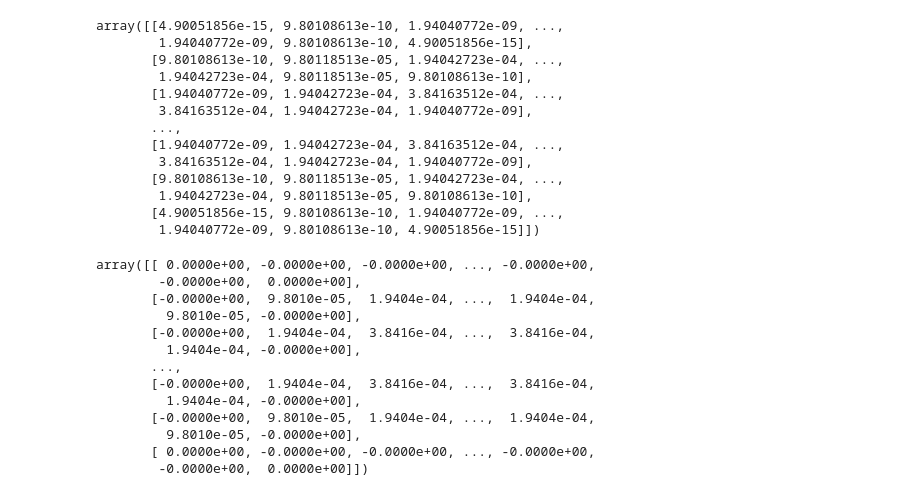
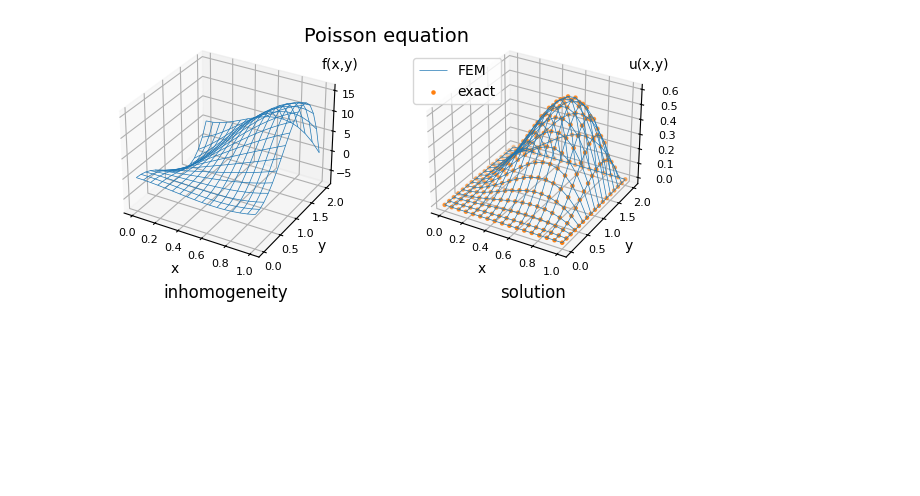
Before and after one commit to vacondio/py-fem-2d-simple, a Jupyter notebook: notebooks/paraboloid.ipynb, the cells around one changed output. Saved outputs shown, nothing was run; the diff lists cells and outputs as text; code cells hidden in the pictures; blank space fills up the shorter version.

```diff
--- a/notebooks/paraboloid.ipynb
+++ b/notebooks/paraboloid.ipynb
@@ -85,32 +74,37 @@ plotter3D(x, y, f_mesh, u, u_ex_mesh)
-# %%
-u
-# %% [output]
-array([[4.90051856e-15, 9.80108613e-10, 1.94040772e-09, ...,
-        1.94040772e-09, 9.80108613e-10, 4.90051856e-15],
-       [9.80108613e-10, 9.80118513e-05, 1.94042723e-04, ...,
-        1.94042723e-04, 9.80118513e-05, 9.80108613e-10],
-       [1.94040772e-09, 1.94042723e-04, 3.84163512e-04, ...,
-        3.84163512e-04, 1.94042723e-04, 1.94040772e-09],
-       ...,
-       [1.94040772e-09, 1.94042723e-04, 3.84163512e-04, ...,
-        3.84163512e-04, 1.94042723e-04, 1.94040772e-09],
-       [9.80108613e-10, 9.80118513e-05, 1.94042723e-04, ...,
-        1.94042723e-04, 9.80118513e-05, 9.80108613e-10],
-       [4.90051856e-15, 9.80108613e-10, 1.94040772e-09, ...,
-        1.94040772e-09, 9.80108613e-10, 4.90051856e-15]])
-# %%
-u_ex_mesh
-# %% [output]
-array([[ 0.0000e+00, -0.0000e+00, -0.0000e+00, ..., -0.0000e+00,
-        -0.0000e+00,  0.0000e+00],
-       [-0.0000e+00,  9.8010e-05,  1.9404e-04, ...,  1.9404e-04,
-         9.8010e-05, -0.0000e+00],
-       [-0.0000e+00,  1.9404e-04,  3.8416e-04, ...,  3.8416e-04,
-         1.9404e-04, -0.0000e+00],
-       ...,
-       [-0.0000e+00,  1.9404e-04,  3.8416e-04, ...,  3.8416e-04,
-         1.9404e-04, -0.0000e+00],
-       [-0.0000e+00,  9.8010e-05,  1.9404e-04, ...,  1.9404e-04,
-         9.8010e-05, -0.0000e+00],
-       [ 0.0000e+00, -0.0000e+00, -0.0000e+00, ..., -0.0000e+00,
-        -0.0000e+00,  0.0000e+00]])
+# %%
+# instantiate mesh
+Nx = 16
+Ny = 16
+Lx = 1.0
+Ly = 2.0
+
+mesh = fem.TriangularMesh2D(Nx, Ny, Lx, Ly)
+nodes, nx, ny = mesh.nodes, mesh.nx, mesh.ny
+x = mesh.nodes[:,0].reshape(nx,ny)
+y = mesh.nodes[:,1].reshape(nx,ny)
+
+# inhomogeneity of the Poisson equation
+def f2_gen(a, b, p):
+    x = p[...,0]
+    y = p[...,1]
+    return (-(6*x  - 2*a)    * (y**4    - b**2*y**2)
+            -(x**3 - a*x**2) * (12*y**2 - 2*b**2))
+f2 = lambda p : f2_gen(Lx, Ly, p)
+f2_mesh = f2(nodes).reshape(nx,ny)
+
+# exact solution of the Poisson equation
+def u2_gen(a, b, p):
+    x = p[...,0]
+    y = p[...,1]
+    return (x**3 - a*x**2) * (y**4 - b**2*y**2)
+u2_ex = lambda p : u2_gen(Lx, Ly, p)
+u2_ex_mesh = u2_ex(nodes).reshape(nx,ny)
+# %%
+#solution of the linear system
+A_mat  = fem.stiffn(mesh)
+b_vec  = fem.fv_int(mesh, f2)
+u2 = solve_banded((nx,nx), A_mat, b_vec).reshape(nx,ny)
+# %%
+plotter3D(x, y, f2_mesh, u2, u2_ex_mesh)
+# %% [output]
+[figure, added]
```
Also changed, not shown: parts of 4 cells of this notebook.
